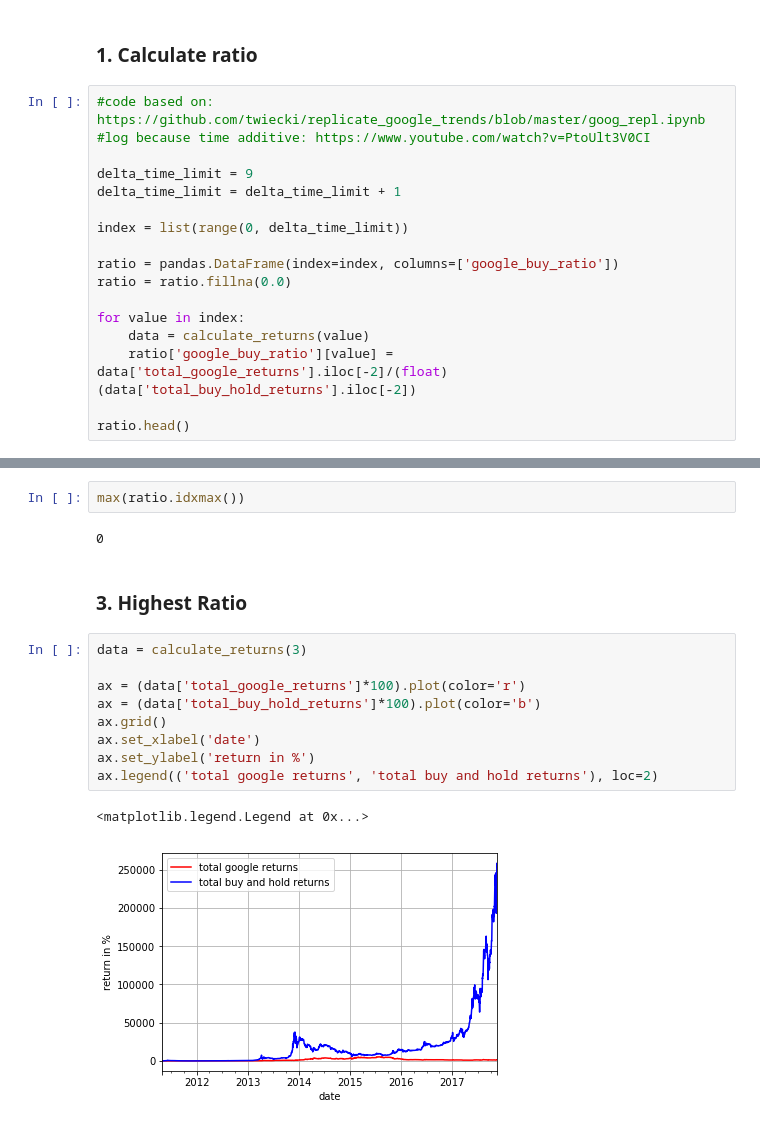
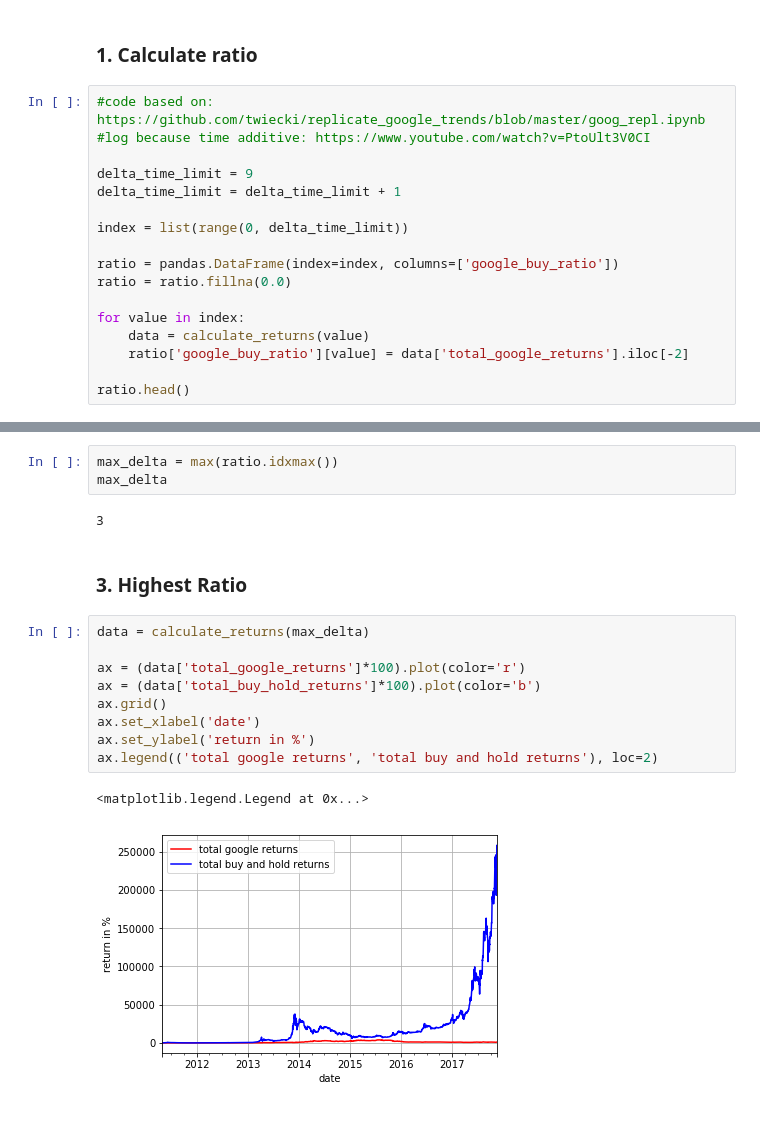
Before and after one commit to thutrangdong/coding-thesis, a Jupyter notebook: workspace_jupyter/experiments/Tobias_Preis_Strategy.ipynb, the cells around one changed output, grey strips where cells are left out. Drawn from its saved outputs; the diff is of its cells as text.

```diff
--- a/workspace_jupyter/experiments/Tobias_Preis_Strategy.ipynb
+++ b/workspace_jupyter/experiments/Tobias_Preis_Strategy.ipynb
@@ -44,7 +44,7 @@ ratio = ratio.fillna(0.0)
 
 for value in index:
     data = calculate_returns(value)
-    ratio['google_buy_ratio'][value] = data['total_google_returns'].iloc[-2]/(float)(data['total_buy_hold_returns'].iloc[-2])
+    ratio['google_buy_ratio'][value] = data['total_google_returns'].iloc[-2]
 
 ratio.head()
 # %% [output]
@@ -75,18 +66,19 @@ ratio.head()
 # %%
-max(ratio.idxmax())
+max_delta = max(ratio.idxmax())
+max_delta
 # %% [output]
-0
+3
 # %% [markdown]
 ### 3. Highest Ratio
 # %%
-data = calculate_returns(3)
+data = calculate_returns(max_delta)
 
 ax = (data['total_google_returns']*100).plot(color='r')
 ax = (data['total_buy_hold_returns']*100).plot(color='b')
 ax.grid()
 ax.set_xlabel('date')
 ax.set_ylabel('return in %')
 ax.legend(('total google returns', 'total buy and hold returns'), loc=2)
 # %% [output]
 <matplotlib.legend.Legend at 0x...>
-[figure, old version]
+[figure, new version]
```
Also changed, not shown: parts of 3 cells of this notebook.
